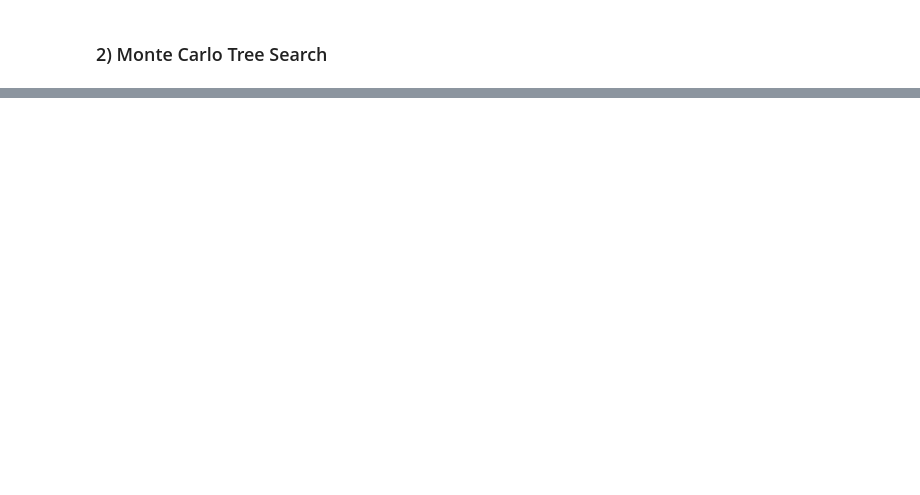
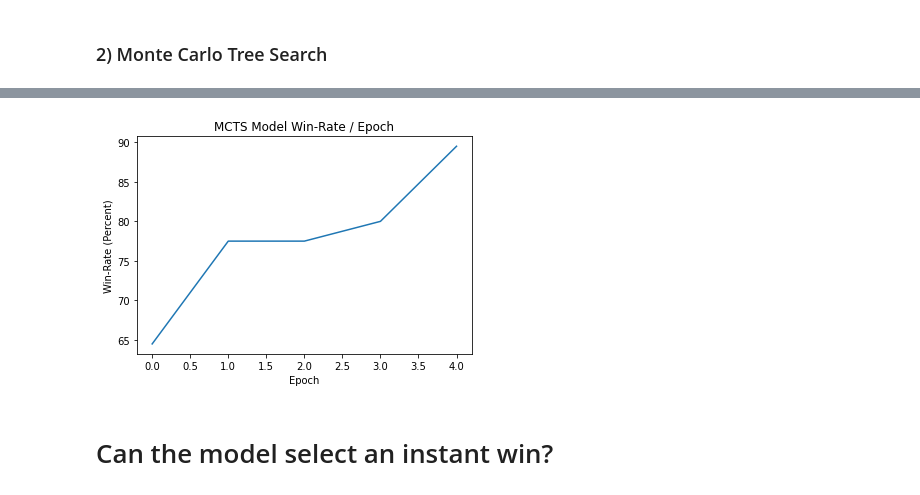
Before and after one commit to amdson/azul_rl, a Jupyter notebook: final_hw.ipynb, the cells around one changed output, grey strips where cells are left out. Saved outputs shown, nothing was run; the diff lists cells and outputs as text; code cells hidden in the pictures; blank space fills up the shorter version.

```diff
--- a/final_hw.ipynb
+++ b/final_hw.ipynb
@@ -752,0 +770,21 @@ general reinforcement learning algorithm that masters chess, shogi, and Go throu
+# %%
+def sample_state(mcts, visited_states):
+    index = np.random.choice(visited_states)
+    state = mcts.state[index]
+    valid_mask = get_valid_mask(state)
+    action_value = mcts.action_mean_value[index]# - valid_mask*1e4
+    action_visits = mcts.action_visits[index]
+    action_visits = action_visits / action_visits.sum()
+    return state, action_visits, action_value[valid_mask].max()
+
+mcts = MCTS(max_size=5001, exp_rate=2.1)
+root_state = init_board()
+mcts.mcts_eval(root_state, toy_model, num_sims=5000)
+visited_states = np.arange(0, mcts.state.shape[0])[(mcts.visit_count > 4)]
+print(sample_state(mcts, visited_states))
+
+def sample_batch(mcts, visited_states, batch_size=100):
+    res = []
+    for i in range(batch_size):
+        res.append(sample_state(mcts, visited_states))
+    return batch_examples(res)
@@ -752,0 +794,17 @@ general reinforcement learning algorithm that masters chess, shogi, and Go throu
+# %%
+state = create_train_state(rng, 0.005, 0.1)
+win_percentage = []
+for i in range(5):
+    print(f"Epoch {i}")
+    mcts = MCTS(max_size=20001, exp_rate=2.1)
+    root_state = init_board()
+    mcts.mcts_eval(root_state, lambda x: model_agent(x, {'params': state.params}), num_sims=20000)
+    visited_states = np.arange(0, mcts.state.shape[0])[(mcts.visit_count > 4)]
+    for j in range(500):
+        if j % 100 == 0:
+            print("Starting batch #" + str(j))
+        state_b, pa_b, r_b = sample_batch(mcts, visited_states, batch_size=100)
+        state = train_step(state, state_b, pa_b, r_b)
+    win, loss, draw = match_average(lambda s:learned_agent(s, state), random_agent)
+    print(f"Against random: Wins {win}%, Losses {loss}%, Draws {draw}%")
+    win_percentage.append(win)
@@ -752,0 +829,10 @@ general reinforcement learning algorithm that masters chess, shogi, and Go throu
+# %%
+plt.plot(win_percentage)
+plt.title("MCTS Model Win-Rate / Epoch")
+plt.xlabel("Epoch")
+plt.ylabel("Win-Rate (Percent)")
+plt.show()
+# %% [output]
+[figure, added]
+# %% [markdown]
+# Can the model select an instant win?
```
Also changed, not shown: parts of 63 cells of this notebook, 8 other files.
